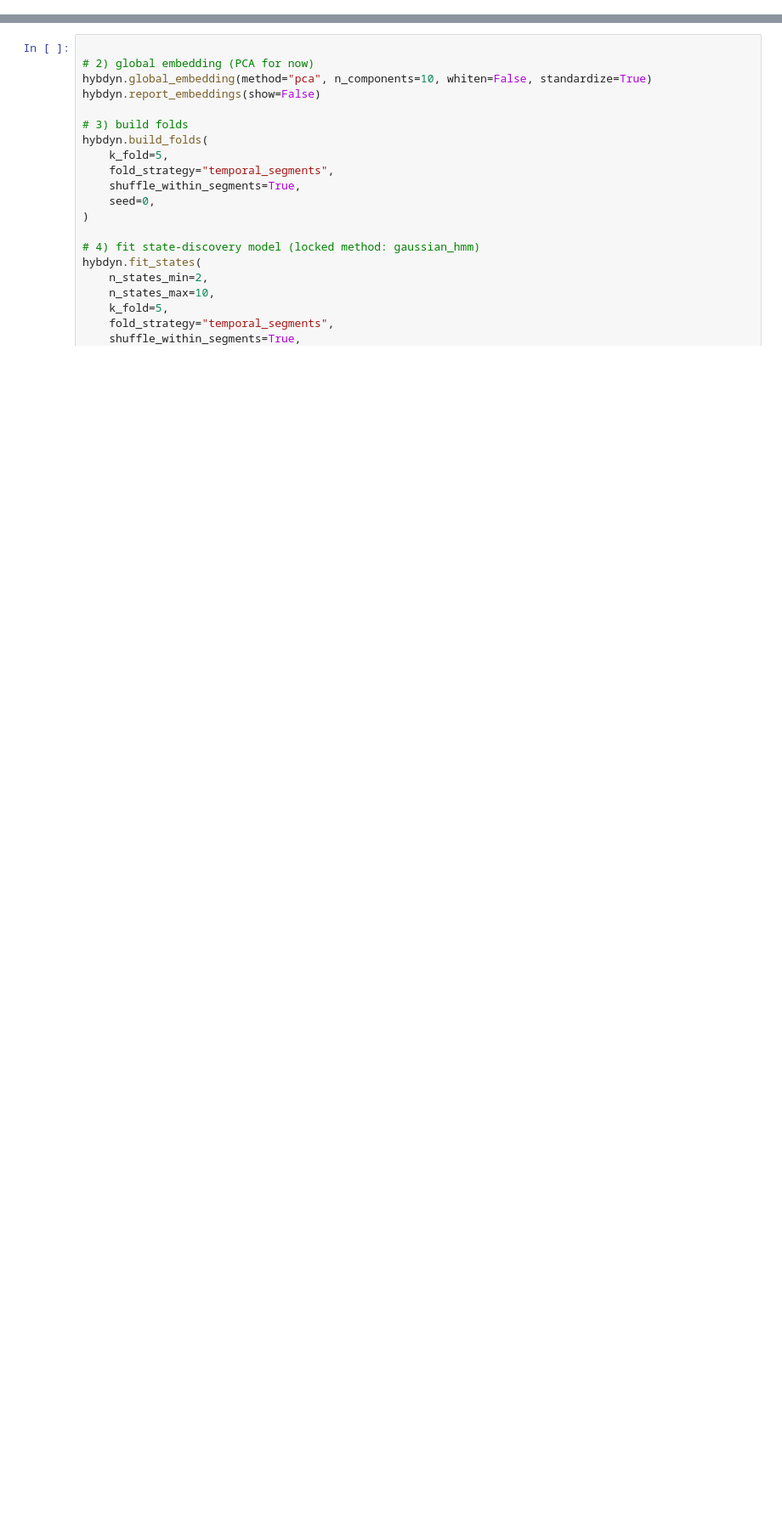
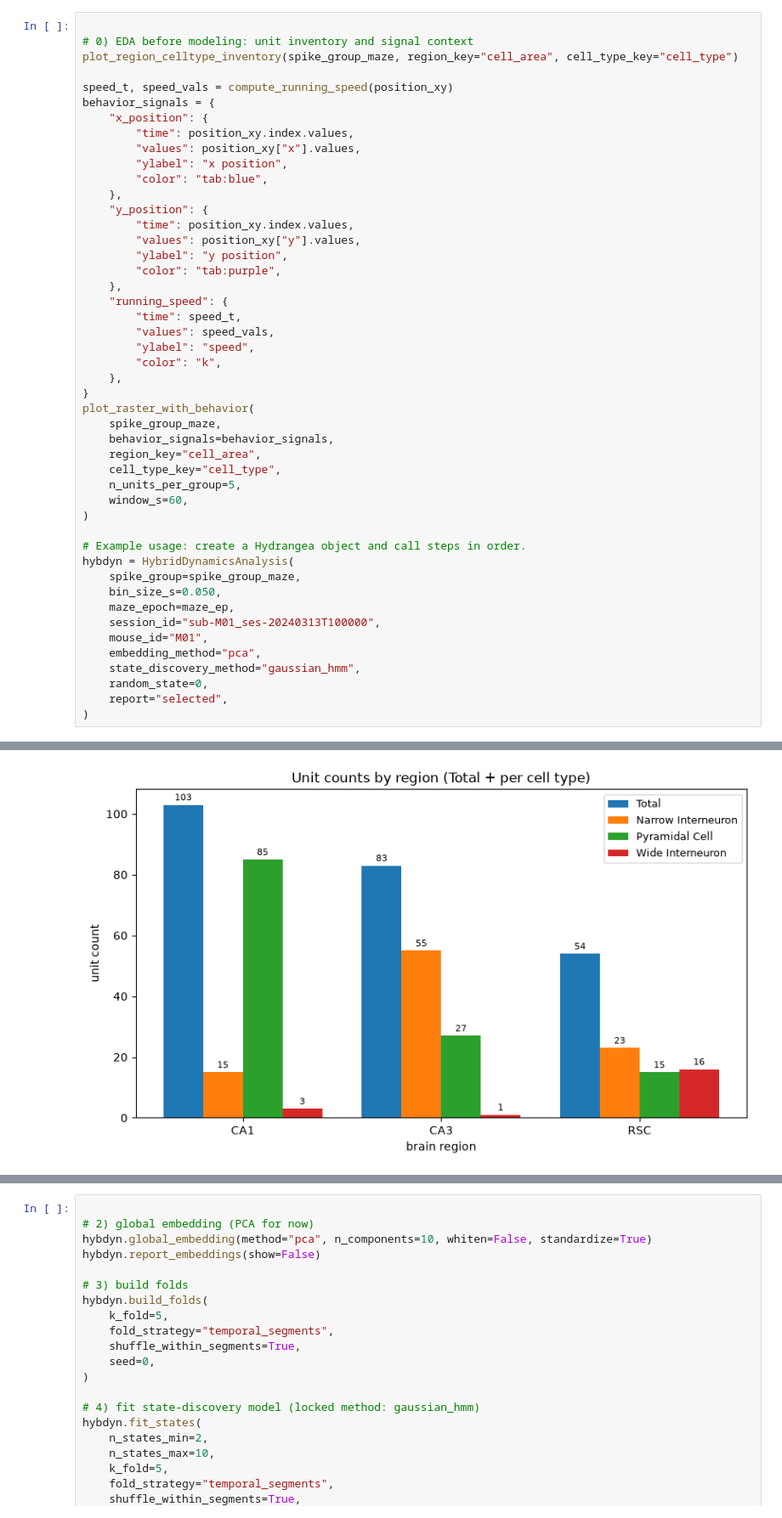
Before and after one commit to AngCamp/CumulantDynamicsGuiltByAssociation, a Jupyter notebook: Hydrangea_demo/hydrangea_test_nb.ipynb, the cells around one changed output, grey strips where cells are left out. Shown at 85% size. Cells and saved outputs as stored; diff of their text form; blank space fills up the shorter version.

Commit message:
tested some plotting, needs fixing

```diff
--- a/Hydrangea_demo/hydrangea_test_nb.ipynb
+++ b/Hydrangea_demo/hydrangea_test_nb.ipynb
@@ -126,0 +236,48 @@ Units before/after maze restriction: 240 / 240
+# %%
+
+# 0) EDA before modeling: unit inventory and signal context
+plot_region_celltype_inventory(spike_group_maze, region_key="cell_area", cell_type_key="cell_type")
+
+speed_t, speed_vals = compute_running_speed(position_xy)
+behavior_signals = {
+    "x_position": {
+        "time": position_xy.index.values,
+        "values": position_xy["x"].values,
+        "ylabel": "x position",
+        "color": "tab:blue",
+    },
+    "y_position": {
+        "time": position_xy.index.values,
+        "values": position_xy["y"].values,
+        "ylabel": "y position",
+        "color": "tab:purple",
+    },
+    "running_speed": {
+        "time": speed_t,
+        "values": speed_vals,
+        "ylabel": "speed",
+        "color": "k",
+    },
+}
+plot_raster_with_behavior(
+    spike_group_maze,
+    behavior_signals=behavior_signals,
+    region_key="cell_area",
+    cell_type_key="cell_type",
+    n_units_per_group=5,
+    window_s=60,
+)
+
+# Example usage: create a Hydrangea object and call steps in order.
+hybdyn = HybridDynamicsAnalysis(
+    spike_group=spike_group_maze,
+    bin_size_s=0.050,
+    maze_epoch=maze_ep,
+    session_id="sub-M01_ses-20240313T100000",
+    mouse_id="M01",
+    embedding_method="pca",
+    state_discovery_method="gaussian_hmm",
+    random_state=0,
+    report="selected",
+)
+# %% [output]
@@ -126,0 +290 @@ Units before/after maze restriction: 240 / 240
+[figure, added]
```
Also changed, not shown: parts of 4 cells of this notebook.
